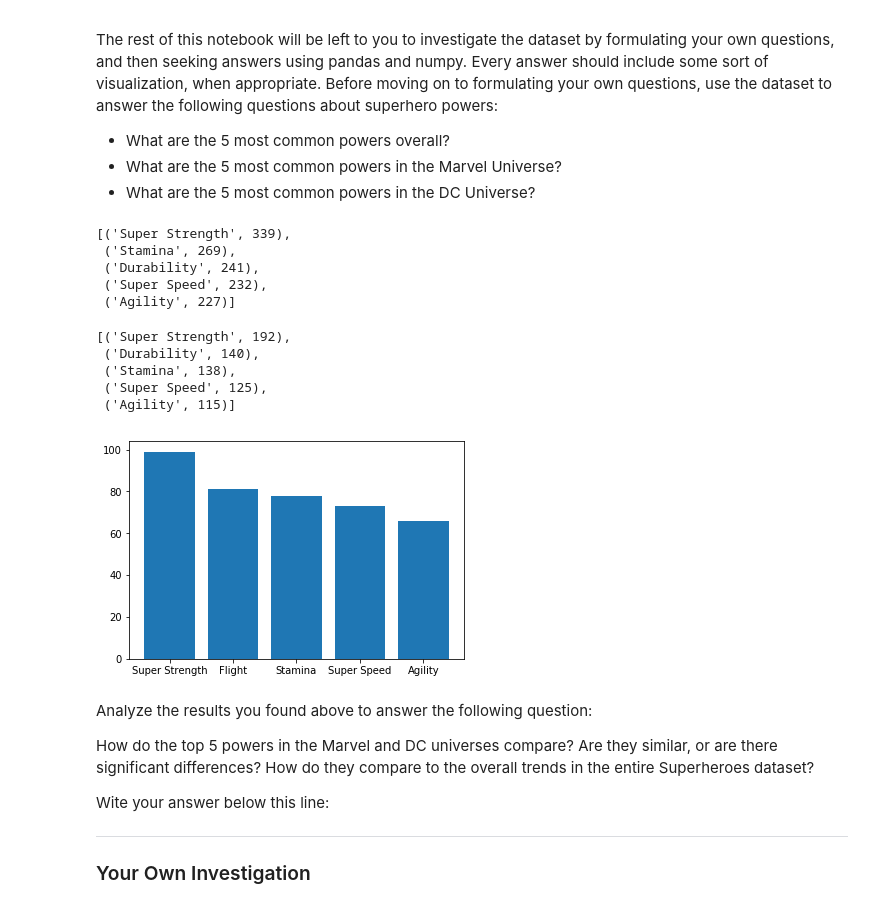
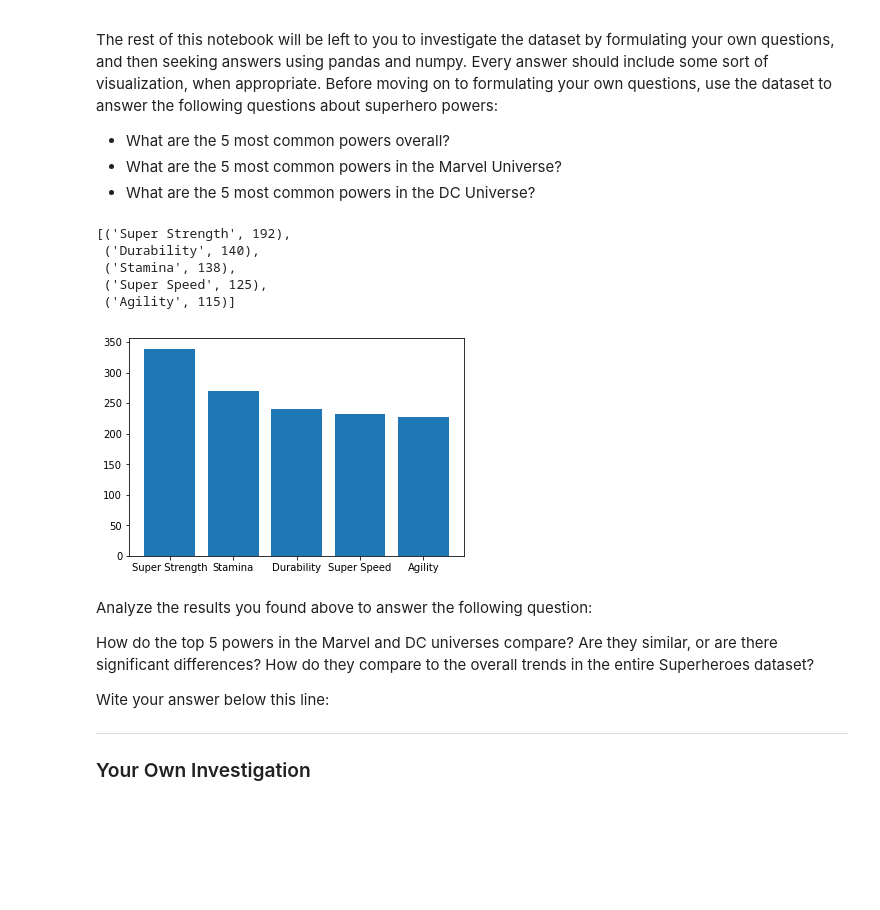
Before and after one commit to jmt0221/dsc-data-cleaning-project-nyc-ds-082619, a Jupyter notebook: index.ipynb, the cells around one changed output. Saved outputs shown, nothing was run; the diff lists cells and outputs as text; code cells hidden in the pictures; blank space fills up the shorter version.

```diff
--- a/index.ipynb
+++ b/index.ipynb
@@ -244,14 +244,8 @@ def func(dataframe):
 
     power_count = dict(df.sum())
     return sorted(power_count.items(), key = lambda x: x[1],reverse=True)[:5]
-# %%
-func(hero_power_df)
-# %% [output]
-[('Super Strength', 339),
- ('Stamina', 269),
- ('Durability', 241),
- ('Super Speed', 232),
- ('Agility', 227)]
+# %%
+top_5 = func(hero_power_df)
 # %%
 func(hero_power_df[hero_power_df['Publisher'] == 'Marvel Comics'])
 # %% [output]
@@ -276,9 +270,9 @@ def power_bar_graph(top_5_lst):
     ax.bar(x=power,height=amount)
     plt.show()
 # %%
-power_bar_graph(top_5_dc)
+power_bar_graph(top_5)
 # %% [output]
-[figure, old version]
+[figure, new version]
 # %% [markdown]
 Analyze the results you found above to answer the following question:
 
```
